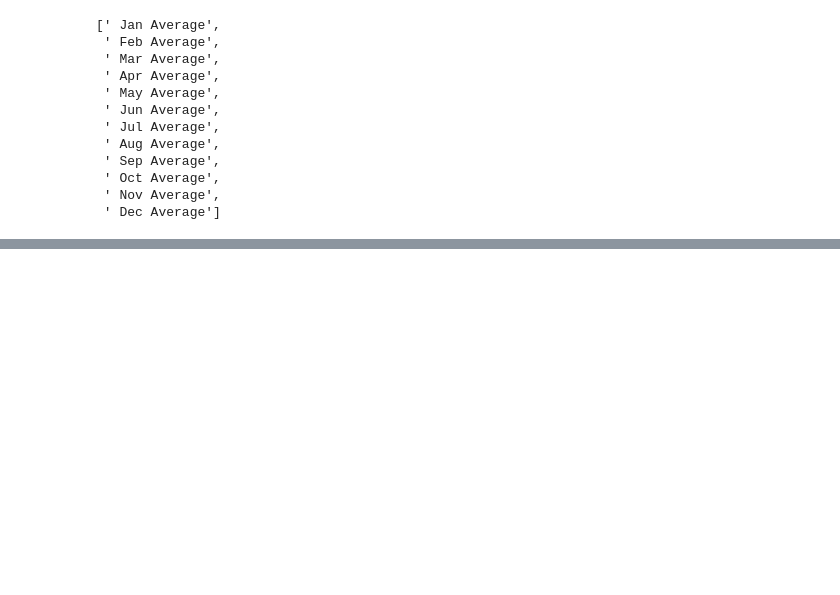
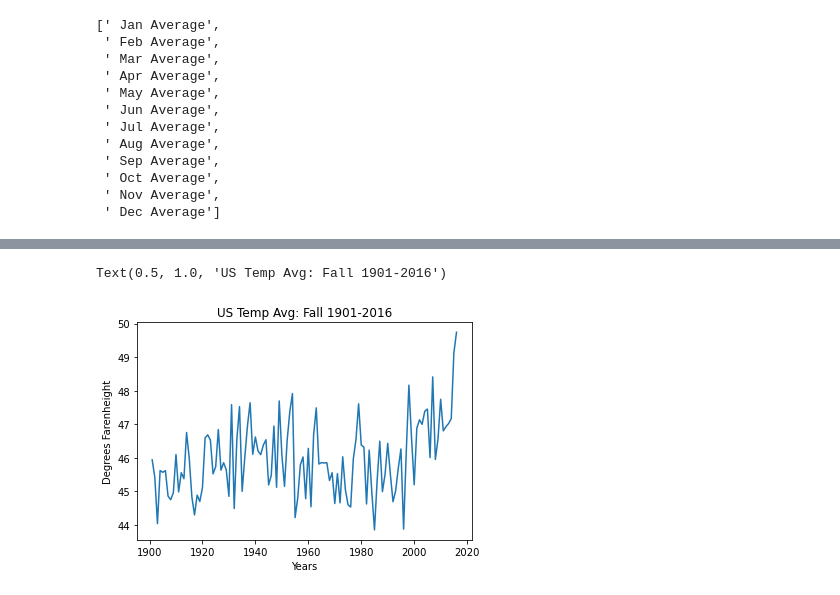
Before and after one commit to erinmann12/climate-project, a Jupyter notebook: Jon_Notebook.ipynb, the cells around one changed output, grey strips where cells are left out. Cells and saved outputs as stored; diff of their text form; code cells hidden in the pictures; blank space fills up the shorter version.

```diff
--- a/Jon_Notebook.ipynb
+++ b/Jon_Notebook.ipynb
@@ -234,0 +355,28 @@ NameError: name 'avg_temp_year' is not defined
+# %%
+#get db for only Fall data
+
+avg_temp_fall = avg_temp_seasons.loc[avg_temp_seasons['Seasons'] =='4']
+
+avg_temp_fall
+
+
+#plot Fall data
+
+temp_group_fall = avg_temp_fall.groupby("Year")
+
+temp_group_fall = temp_group_fall["Temp F"].mean()
+
+temp_group_fall=pd.DataFrame(temp_group_fall)
+
+temp_group_fall
+
+
+
+plt.plot(years, temp_group_fall)
+
+plt.xlabel("Years")
+plt.ylabel("Degrees Farenheight")
+plt.title("US Temp Avg: Fall 1901-2016")
+# %% [output]
+Text(0.5, 1.0, 'US Temp Avg: Fall 1901-2016')
+[figure, added]
```
Also changed, not shown: parts of 8 cells of this notebook.
